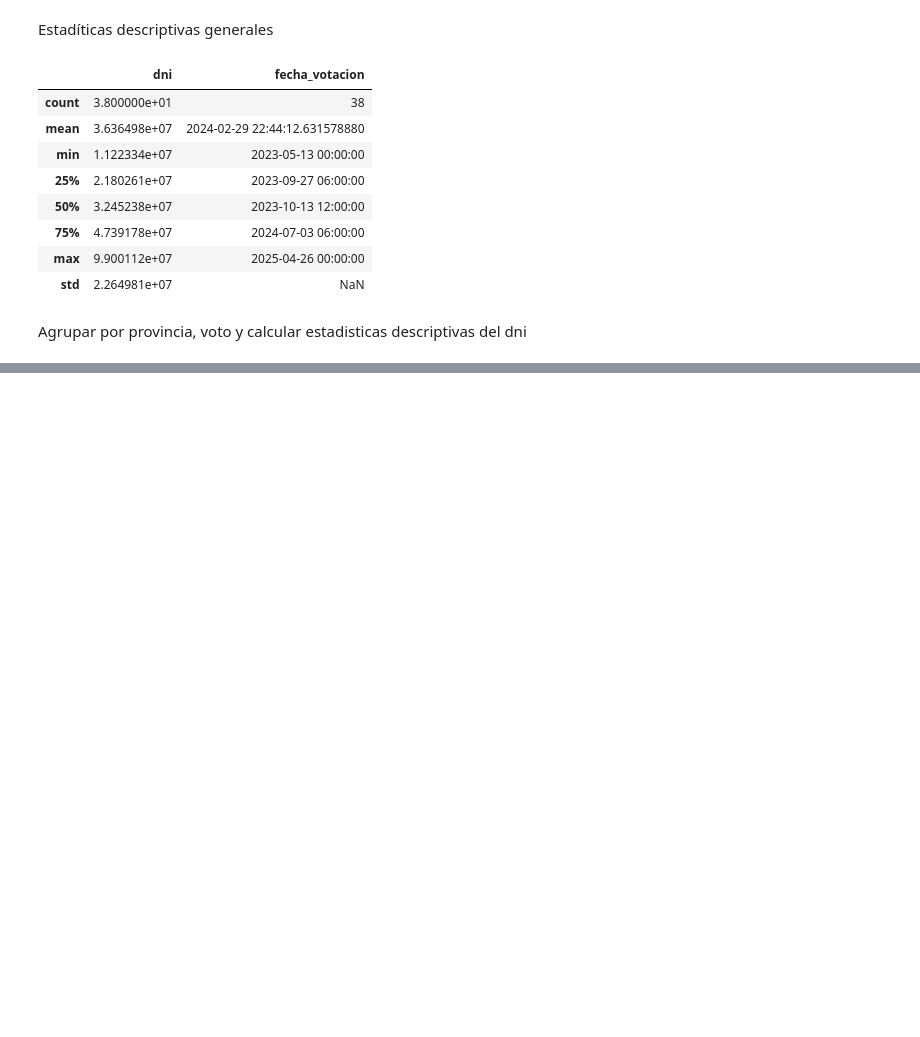
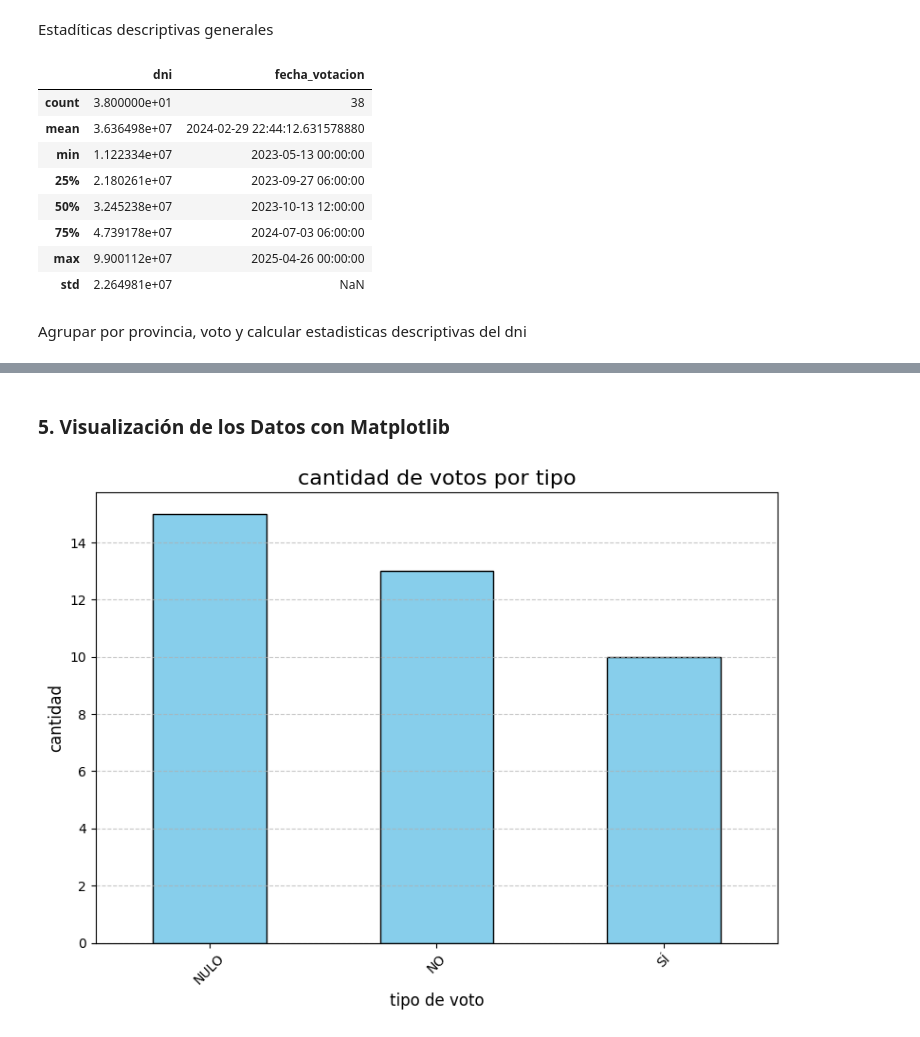
Before and after one commit to avilafelix998/parcial1_tlp3_felix_avila, a Jupyter notebook: main.ipynb, the cells around one changed output, grey strips where cells are left out. Saved outputs shown, nothing was run; the diff lists cells and outputs as text; code cells hidden in the pictures; blank space fills up the shorter version.

Commit message:
visualización de los datos

```diff
--- a/main.ipynb
+++ b/main.ipynb
@@ -261,0 +280,16 @@ print(estadisticas_grupo)
+# %% [markdown]
+### 5. Visualización de los Datos con Matplotlib
+# %%
+votos_por_tipo = df["voto"].value_counts()
+# %%
+plt.figure(figsize=(8,6))
+votos_por_tipo.plot(kind="bar", color="skyblue", edgecolor="black")
+plt.title("cantidad de votos por tipo",fontsize= 16)
+plt.xlabel("tipo de voto",fontsize=12)
+plt.ylabel("cantidad",fontsize=12)
+plt.xticks(rotation=45)
+plt.grid(axis="y",linestyle="--", alpha =0.7)
+plt.tight_layout()
+plt.show()
+# %% [output]
+[figure, added]
```
Also changed, not shown: parts of 1 cell of this notebook.
